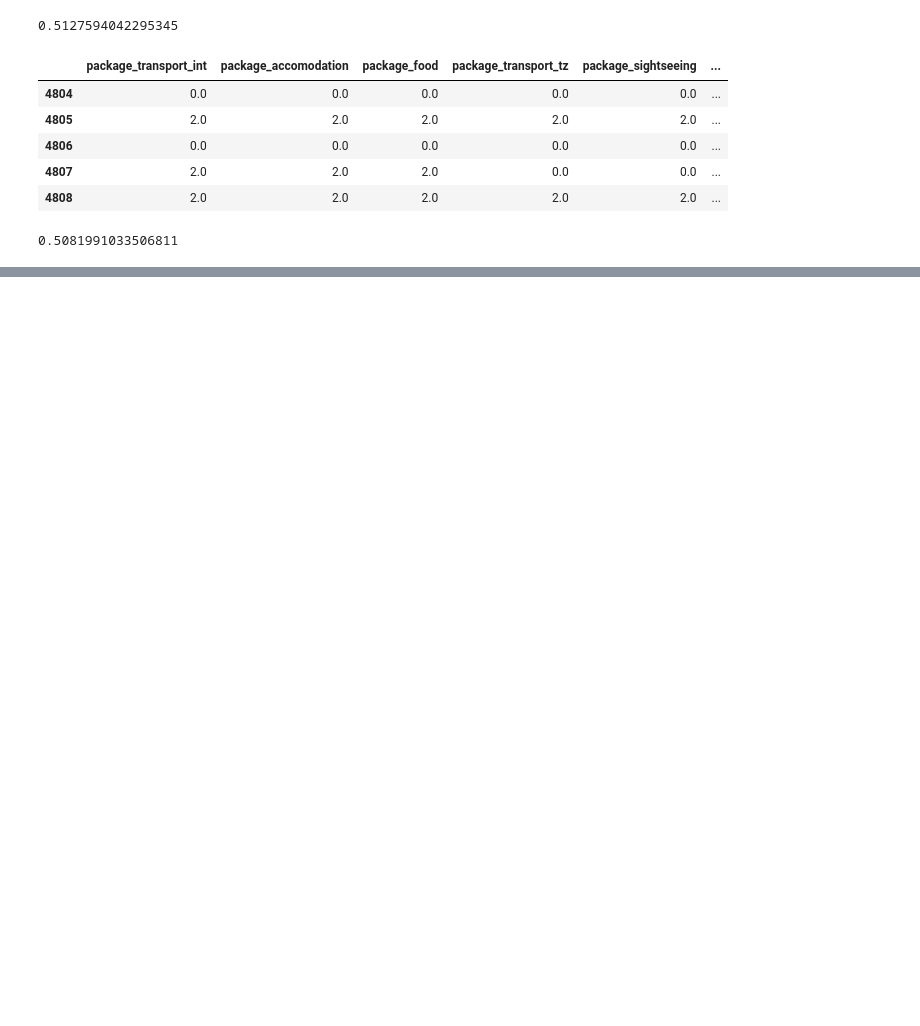
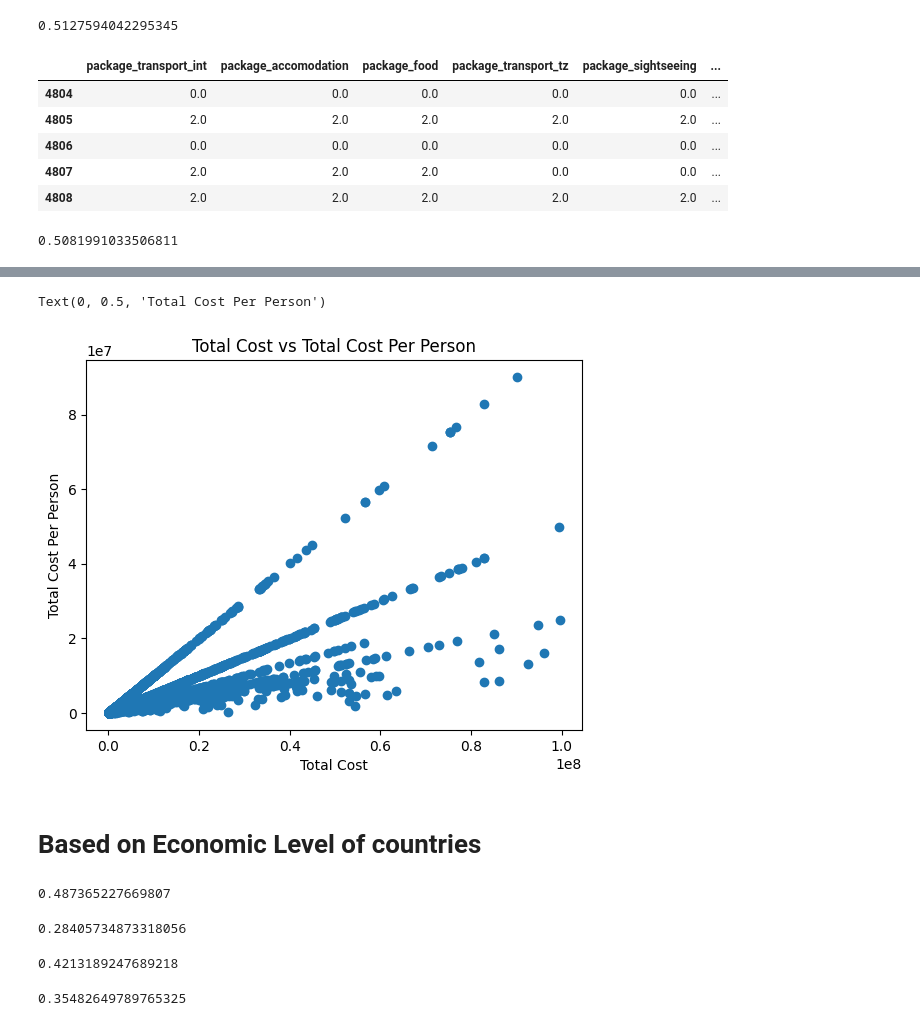
Before and after one commit to segnig/Tanzania-Tourism-Prediction, a Jupyter notebook: main.ipynb, the cells around one changed output, grey strips where cells are left out. Drawn from its saved outputs; the diff is of its cells as text; code cells hidden in the pictures; blank space fills up the shorter version.

```diff
--- a/main.ipynb
+++ b/main.ipynb
@@ -411,5 +432,3 @@ plt.show()
-# %%
-train_df_copy.drop(columns=["country"], inplace=True)
 # %%
 # distribution total cost vs country category
 fig = px.box(train_df_copy,
@@ -451,3 +470,5 @@ train_df_copy["total_package_cost"] = train_df_copy[package_features].sum(axis=1
 train_df_copy["total_package_cost"].corr(train_df_copy["total_cost"])
 # %% [output]
 0.5081991033506811
+# %%
+train_df_copy["total_cost_per_person"] = train_df_copy["total_cost"] / train_df_copy["total_people"]
@@ -453,0 +491,11 @@ train_df_copy["total_package_cost"].corr(train_df_copy["total_cost"])
+# %%
+# scatter plot between total cost and total cost per person
+plt.scatter(train_df_copy["total_cost"], train_df_copy["total_cost_per_person"])
+plt.title("Total Cost vs Total Cost Per Person")
+plt.xlabel("Total Cost")
+plt.ylabel("Total Cost Per Person")
+# %% [output]
+Text(0, 0.5, 'Total Cost Per Person')
+[figure, added]
+# %% [markdown]
+# Based on Economic Level of countries
@@ -453,0 +508,16 @@ train_df_copy["total_package_cost"].corr(train_df_copy["total_cost"])
+# %%
+category_A_countries_df["total_package_cost"].corr(category_A_countries_df["total_cost"])
+# %% [output]
+0.487365227669807
+# %%
+category_B_countries_df["total_package_cost"].corr(category_B_countries_df["total_cost"])
+# %% [output]
+0.28405734873318056
+# %%
+category_C_countries_df["total_package_cost"].corr(category_C_countries_df["total_cost"])
+# %% [output]
+0.4213189247689218
+# %%
+category_unknown_countries_df["total_package_cost"].corr(category_unknown_countries_df["total_cost"])
+# %% [output]
+0.35482649789765325
```
Also changed, not shown: parts of 12 cells of this notebook.
